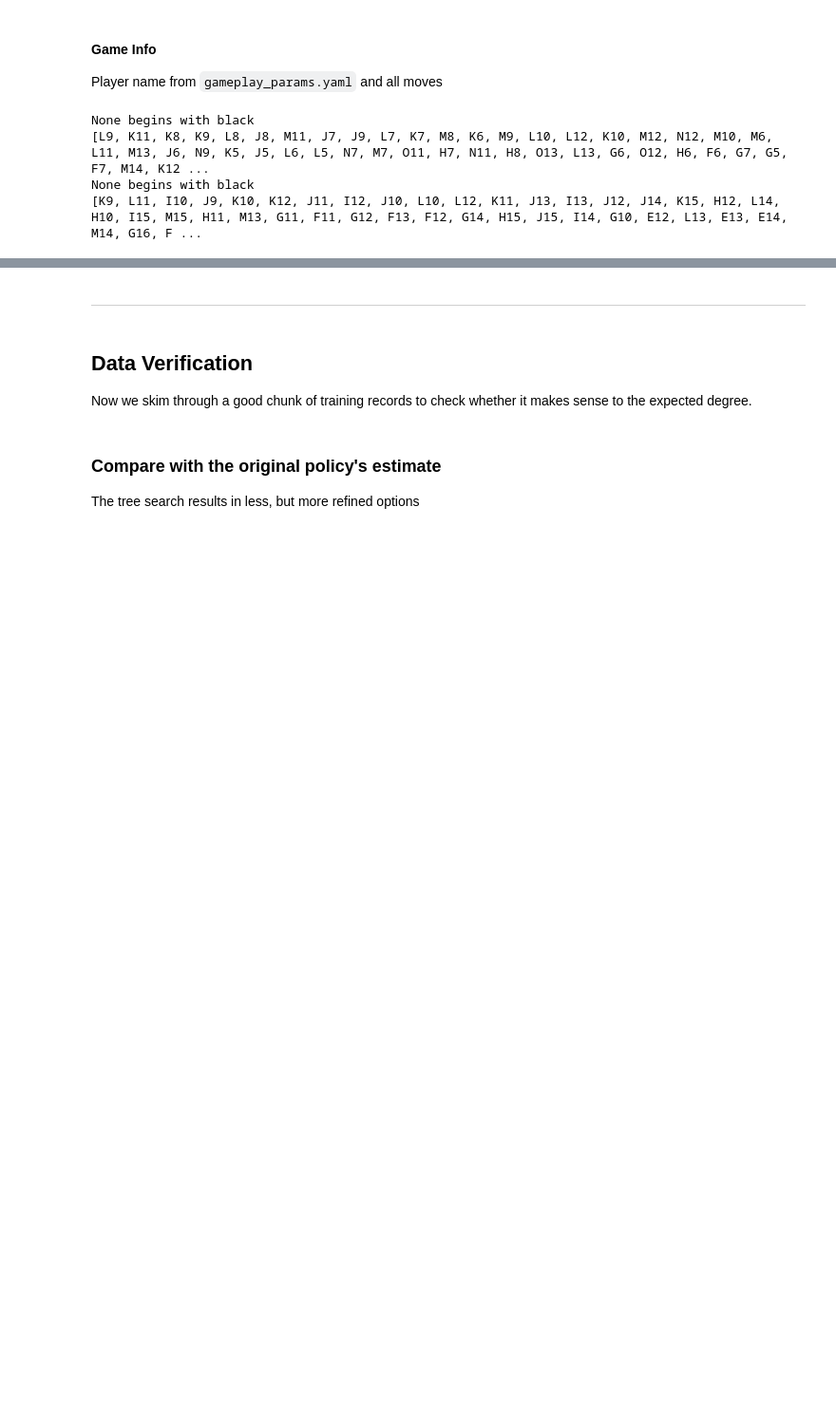
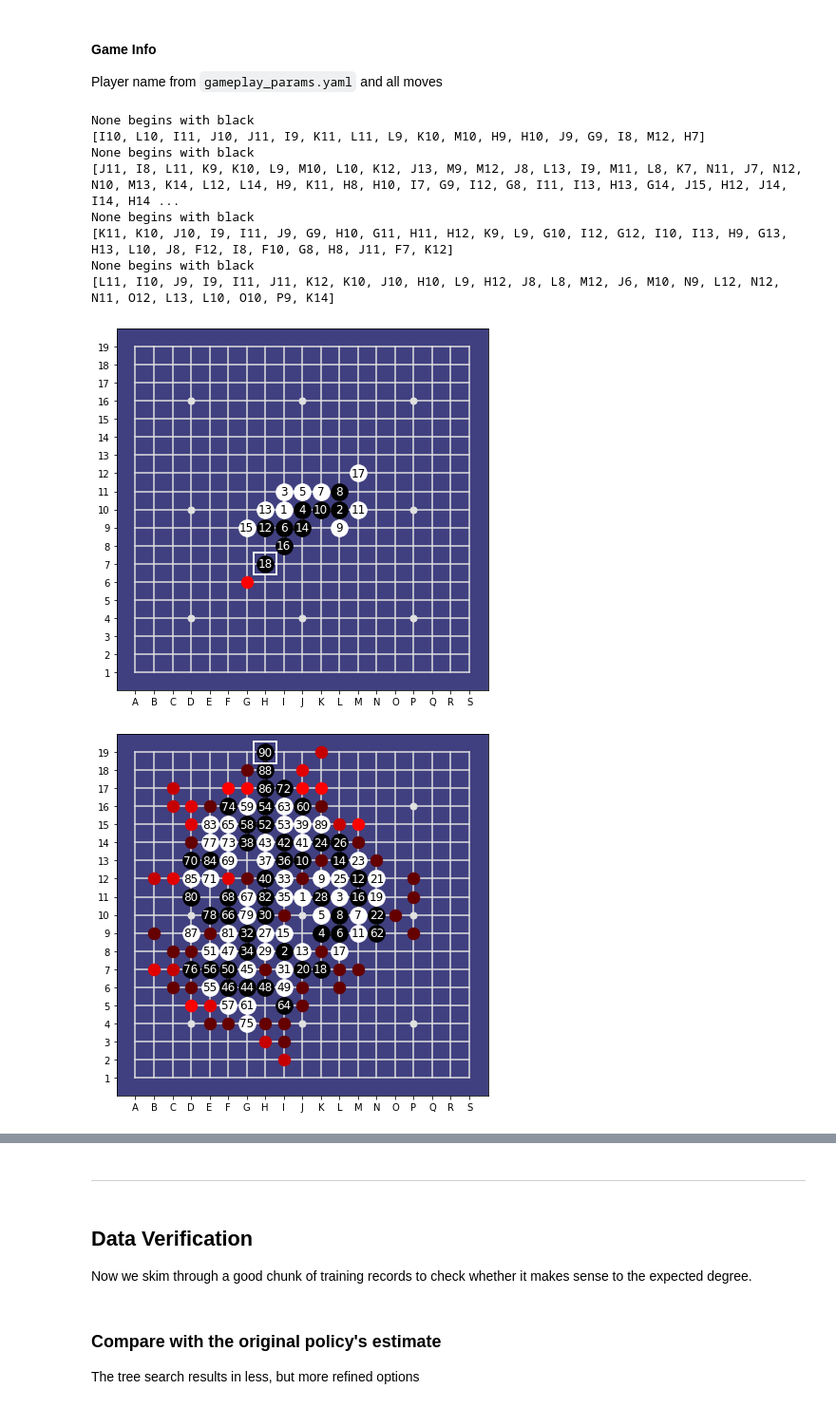
Before and after one commit to Project-Ellie/DeepGomoku, a Jupyter notebook: notebooks/Validating_SelfPlay.ipynb, the cells around one changed output, grey strips where cells are left out. Shown at 95% size. Drawn from its saved outputs; the diff is of its cells as text; code cells hidden in the pictures; blank space fills up the shorter version.

```diff
--- a/notebooks/Validating_SelfPlay.ipynb
+++ b/notebooks/Validating_SelfPlay.ipynb
@@ -37,11 +45,19 @@ Player name from `gameplay_params.yaml` and all moves
 # %%
 BOARD_SIZE = 19
 board = GomokuBoard(BOARD_SIZE)
 for game in games[:4]:
     print(f"{game[0]} begins with black")
-    print([board.Stone(i) for i in game[1]])
+    stones = [board.Stone(i) for i in game[1]]
+    print(stones)
+    analyse_board(BOARD_SIZE, stones=stones, adviser_or_array=adviser, disp_width=7)
 # %% [output]
 None begins with black
-[L9, K11, K8, K9, L8, J8, M11, J7, J9, L7, K7, M8, K6, M9, L10, L12, K10, M12, N12, M10, M6, L11, M13, J6, N9, K5, J5, L6, L5, N7, M7, O11, H7, N11, H8, O13, L13, G6, O12, H6, F6, G7, G5, F7, M14, K12 ...
+[I10, L10, I11, J10, J11, I9, K11, L11, L9, K10, M10, H9, H10, J9, G9, I8, M12, H7]
 None begins with black
-[K9, L11, I10, J9, K10, K12, J11, I12, J10, L10, L12, K11, J13, I13, J12, J14, K15, H12, L14, H10, I15, M15, H11, M13, G11, F11, G12, F13, F12, G14, H15, J15, I14, G10, E12, L13, E13, E14, M14, G16, F ...
+[J11, I8, L11, K9, K10, L9, M10, L10, K12, J13, M9, M12, J8, L13, I9, M11, L8, K7, N11, J7, N12, N10, M13, K14, L12, L14, H9, K11, H8, H10, I7, G9, I12, G8, I11, I13, H13, G14, J15, H12, J14, I14, H14 ...
+None begins with black
+[K11, K10, J10, I9, I11, J9, G9, H10, G11, H11, H12, K9, L9, G10, I12, G12, I10, I13, H9, G13, H13, L10, J8, F12, I8, F10, G8, H8, J11, F7, K12]
+None begins with black
+[L11, I10, J9, I9, I11, J11, K12, K10, J10, H10, L9, H12, J8, L8, M12, J6, M10, N9, L12, N12, N11, O12, L13, L10, O10, P9, K14]
+[figure, added]
+[figure, added]
```
Also changed, not shown: parts of 12 cells of this notebook.
